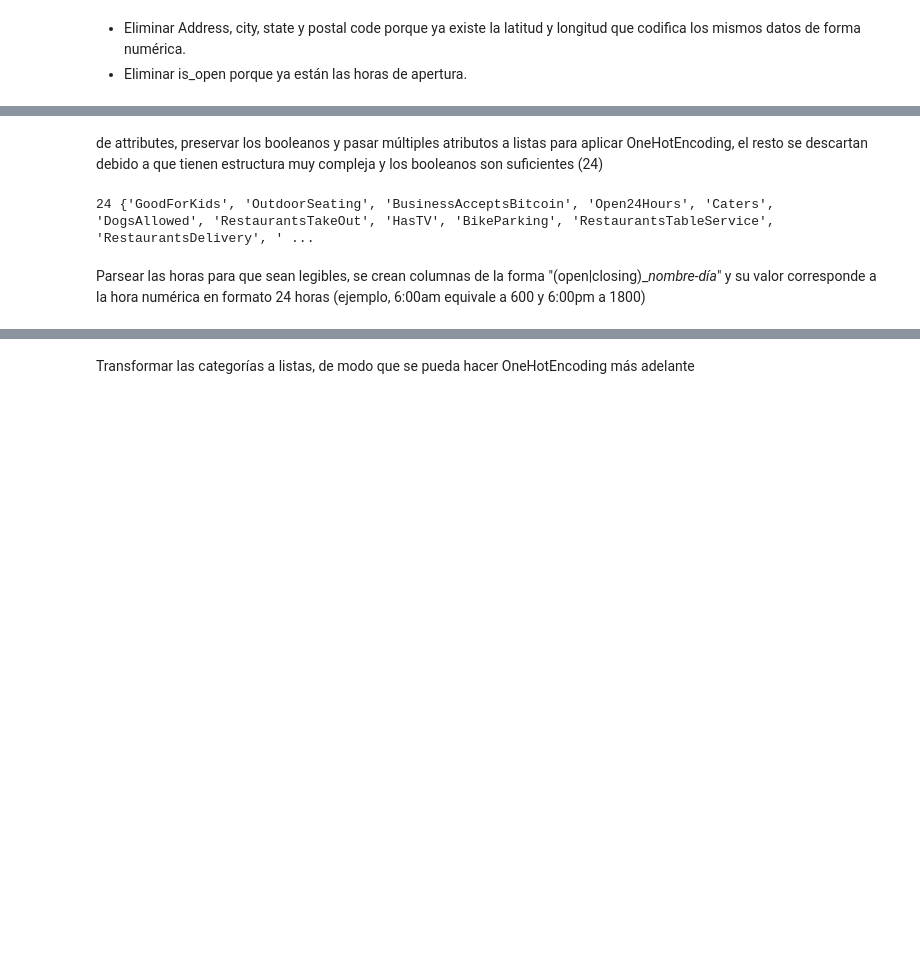
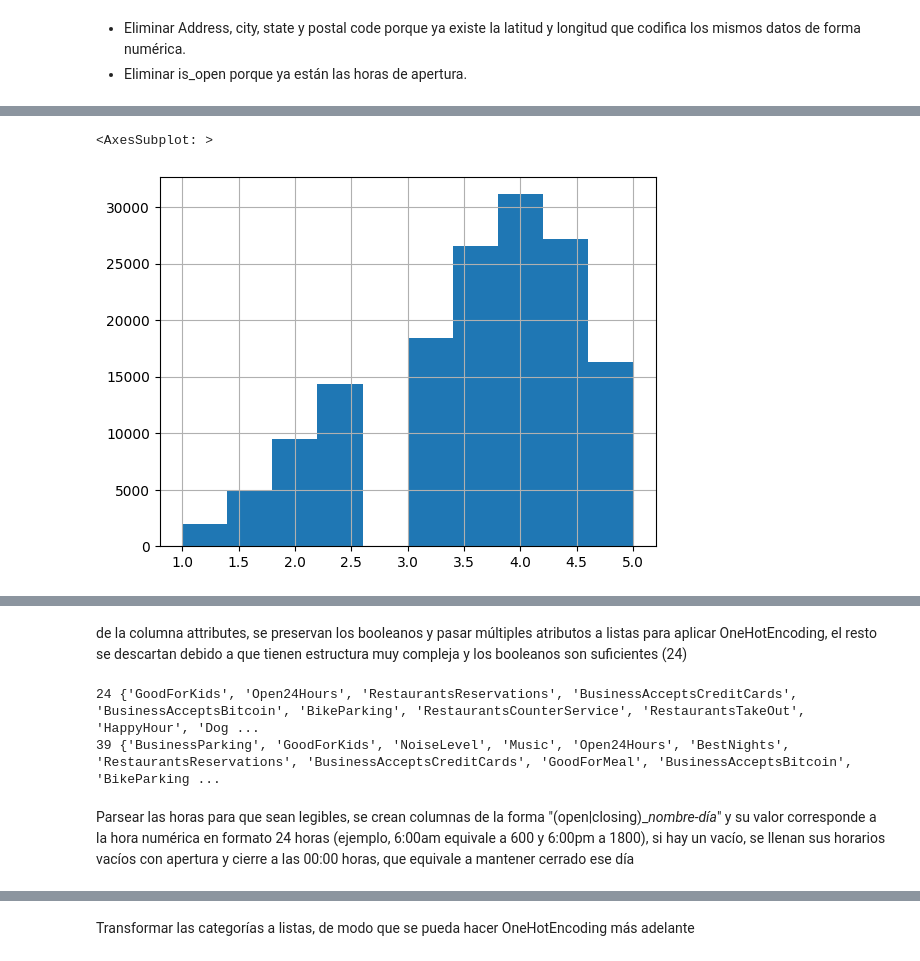
Before and after one commit to a-garcia13/taller2sisrec, a Jupyter notebook: Taller_2_SISrec.ipynb, the cells around one changed output, grey strips where cells are left out. Drawn from its saved outputs; the diff is of its cells as text; code cells hidden in the pictures; blank space fills up the shorter version.

```diff
--- a/Taller_2_SISrec.ipynb
+++ b/Taller_2_SISrec.ipynb
@@ -94,3 +163,8 @@ NameError: name 'yelp_business_data' is not defined
+# %%
+yelp_business_data["stars"].hist()
+# %% [output]
+<AxesSubplot: >
+[figure, added]
 # %%
 trans_yelp_business=yelp_business_data.drop(["address","city","state","postal_code","is_open"],axis=1)
 trans_yelp_business.head(3)
@@ -100,17 +174,22 @@ trans_yelp_business.head(3)
 | 1 | mpf3x-BjTdTEA3yCZrAYPw | The UPS Store | 38.551126 | -90.335695 | 3.0 | 15 | {'BusinessAcceptsCreditCards': 'T... | Shipping Centers, Local Services,... | {'Monday': '0:0-0:0', 'Tuesday': ... |
 | 2 | tUFrWirKiKi_TAnsVWINQQ | Target | 32.223236 | -110.880452 | 3.5 | 22 | {'BikeParking': 'True', 'Business... | Department Stores, Shopping, Fash... | {'Monday': '8:0-22:0', 'Tuesday':... |
 # %% [markdown]
-de attributes, preservar los booleanos y pasar múltiples atributos a listas para aplicar OneHotEncoding, el resto se descartan debido a que tienen estructura muy compleja y los booleanos son suficientes (24)
+de la columna attributes, se preservan los booleanos y pasar múltiples atributos a listas para aplicar OneHotEncoding, el resto se descartan debido a que tienen estructura muy compleja y los booleanos son suficientes (24)
 # %%
 distinctBoolValues = []
+rest =[]
 for item in trans_yelp_business["attributes"]:
   if item:
     for it,val in item.items():
       if val in ["True","False"]:
         distinctBoolValues.append(it)
+      rest.append(it)
 distinctBoolValues = set(distinctBoolValues)
+rest = set(rest)
 print(len(distinctBoolValues),distinctBoolValues)
+print(len(rest),rest)
 # %% [output]
-24 {'GoodForKids', 'OutdoorSeating', 'BusinessAcceptsBitcoin', 'Open24Hours', 'Caters', 'DogsAllowed', 'RestaurantsTakeOut', 'HasTV', 'BikeParking', 'RestaurantsTableService', 'RestaurantsDelivery', ' ...
+24 {'GoodForKids', 'Open24Hours', 'RestaurantsReservations', 'BusinessAcceptsCreditCards', 'BusinessAcceptsBitcoin', 'BikeParking', 'RestaurantsCounterService', 'RestaurantsTakeOut', 'HappyHour', 'Dog ...
+39 {'BusinessParking', 'GoodForKids', 'NoiseLevel', 'Music', 'Open24Hours', 'BestNights', 'RestaurantsReservations', 'BusinessAcceptsCreditCards', 'GoodForMeal', 'BusinessAcceptsBitcoin', 'BikeParking ...
 # %% [markdown]
-Parsear las horas para que sean legibles, se crean columnas de la forma "(open|closing)\__nombre-día_" y su valor corresponde a la hora numérica en formato 24 horas (ejemplo, 6:00am equivale a 600 y 6:00pm a 1800)
+Parsear las horas para que sean legibles, se crean columnas de la forma "(open|closing)\__nombre-día_" y su valor corresponde a la hora numérica en formato 24 horas (ejemplo, 6:00am equivale a 600 y 6:00pm a 1800), si hay un vacío, se llenan sus horarios vacíos con apertura y cierre a las 00:00 horas, que equivale a mantener cerrado ese día
```
Also changed, not shown: parts of 126 cells of this notebook, 1 other file.
